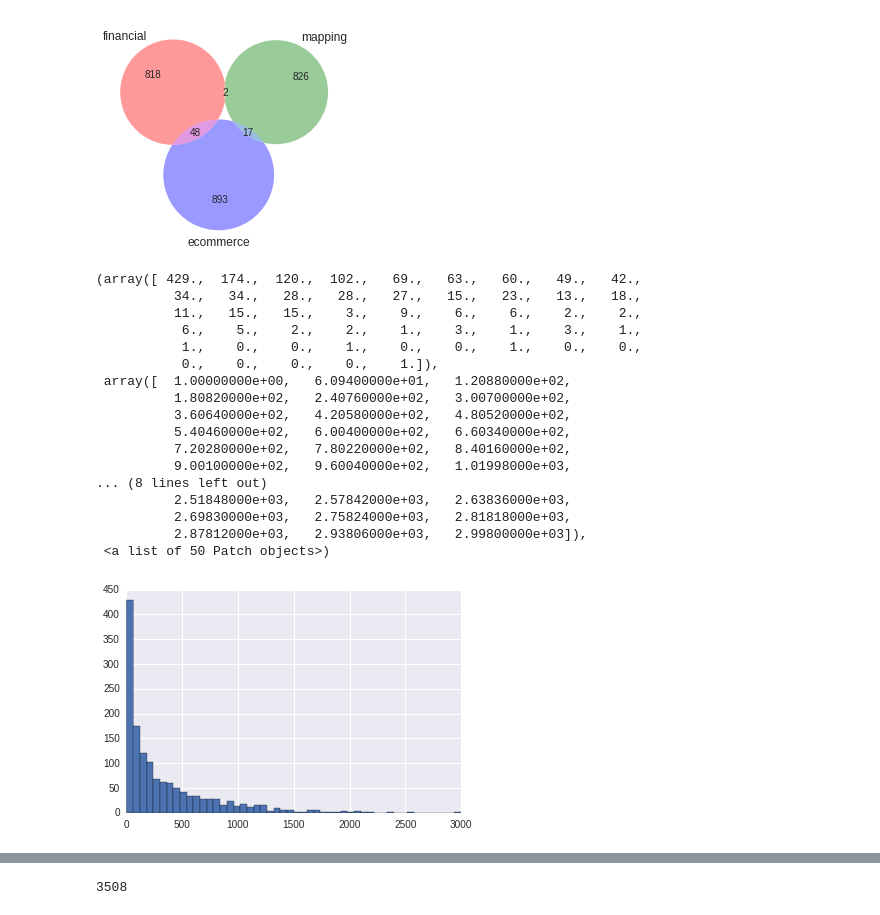
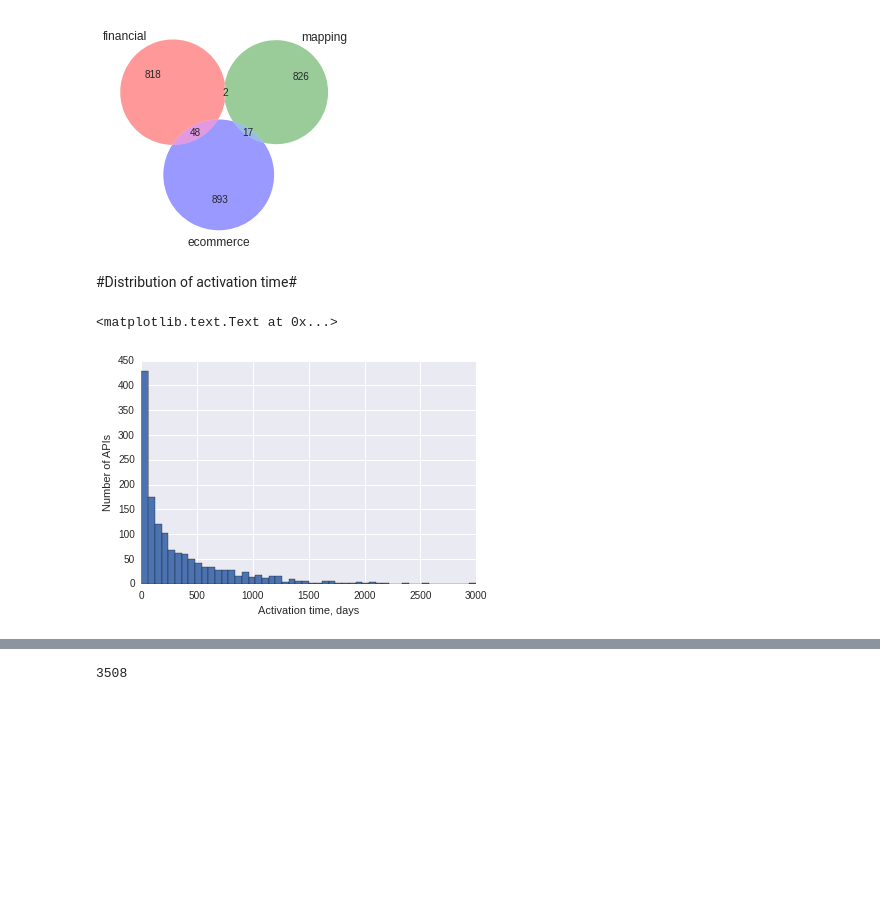
Before and after one commit to omelkova/pw_crawler, a Jupyter notebook: analysis/graph_analysis.ipynb, the cells around one changed output, grey strips where cells are left out. Cells and saved outputs as stored; diff of their text form; code cells hidden in the pictures; blank space fills up the shorter version.

```diff
--- a/analysis/graph_analysis.ipynb
+++ b/analysis/graph_analysis.ipynb
@@ -135,6 +168,8 @@ mv.venn3([set1, set2, set3], ("financial", "mapping", "ecommerce"))
 # %% [output]
 <matplotlib_venn._common.VennDiagram at 0x...>
 [figure]
+# %% [markdown]
+#Distribution of activation time#
 # %%
 rows = g.query("""SELECT ?s ?d ?d1 WHERE {?s rdf:type api_network:API .
                 ?s api_network:registrationDate ?d .
@@ -170,23 +205,9 @@ for gr in groups:
 delay_data = DataFrame({"Service":s, "Activation time":d})
 # %%
 plt.hist((delay_data["Activation time"]).astype('timedelta64[D]'), bins=50)
+plt.xlabel("Activation time, days")
+plt.ylabel("Number of APIs")
 # %% [output]
-(array([ 429.,  174.,  120.,  102.,   69.,   63.,   60.,   49.,   42.,
-          34.,   34.,   28.,   28.,   27.,   15.,   23.,   13.,   18.,
-          11.,   15.,   15.,    3.,    9.,    6.,    6.,    2.,    2.,
-           6.,    5.,    2.,    2.,    1.,    3.,    1.,    3.,    1.,
-           1.,    0.,    0.,    1.,    0.,    0.,    1.,    0.,    0.,
-           0.,    0.,    0.,    0.,    1.]),
- array([  1.00000000e+00,   6.09400000e+01,   1.20880000e+02,
-          1.80820000e+02,   2.40760000e+02,   3.00700000e+02,
-          3.60640000e+02,   4.20580000e+02,   4.80520000e+02,
-          5.40460000e+02,   6.00400000e+02,   6.60340000e+02,
-          7.20280000e+02,   7.80220000e+02,   8.40160000e+02,
-          9.00100000e+02,   9.60040000e+02,   1.01998000e+03,
-... (8 lines left out)
-          2.51848000e+03,   2.57842000e+03,   2.63836000e+03,
-          2.69830000e+03,   2.75824000e+03,   2.81818000e+03,
-          2.87812000e+03,   2.93806000e+03,   2.99800000e+03]),
- <a list of 50 Patch objects>)
+<matplotlib.text.Text at 0x...>
-[figure, old version]
+[figure, new version]
 # %%
```
Also changed, not shown: parts of 15 cells of this notebook.
